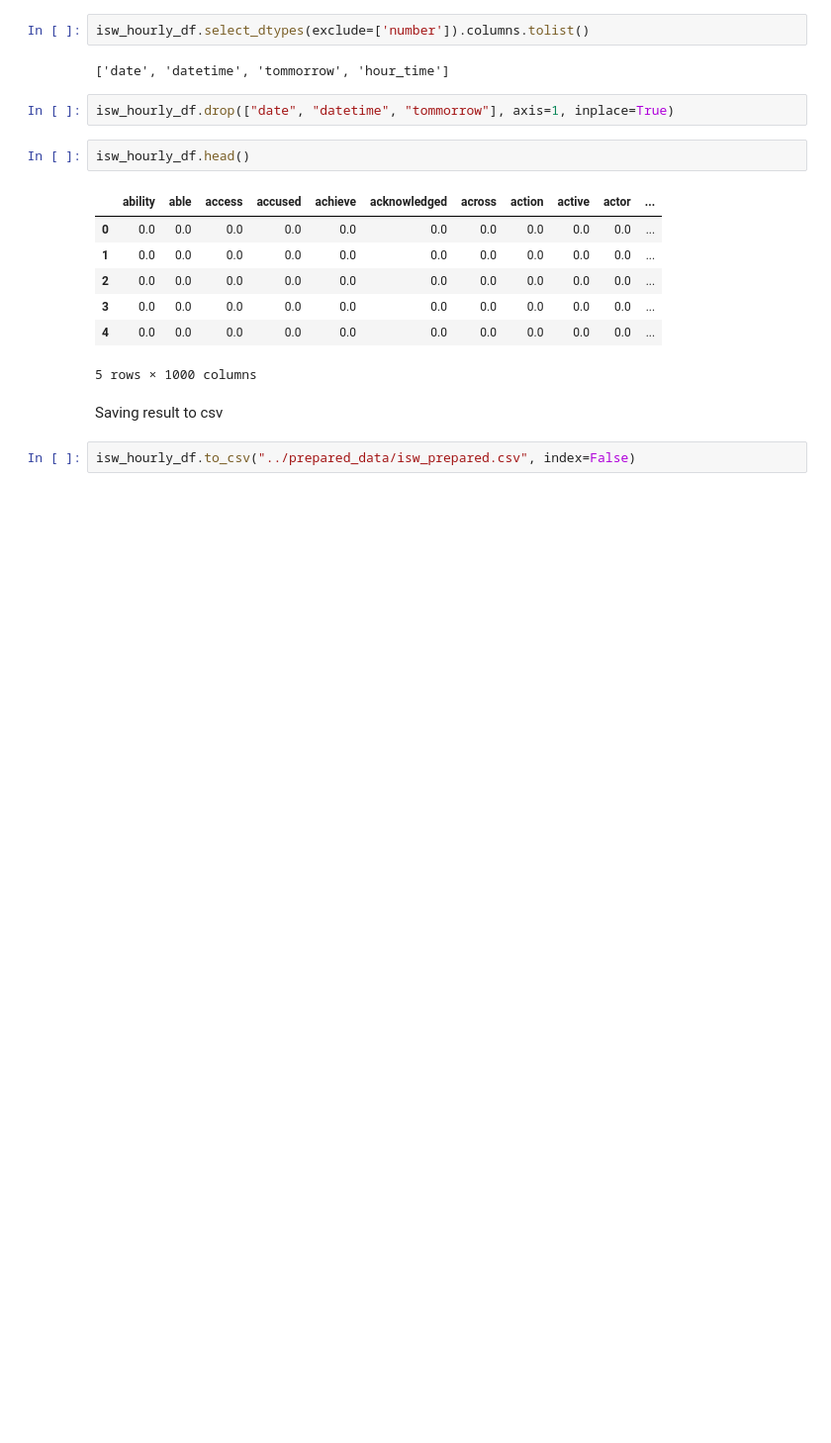
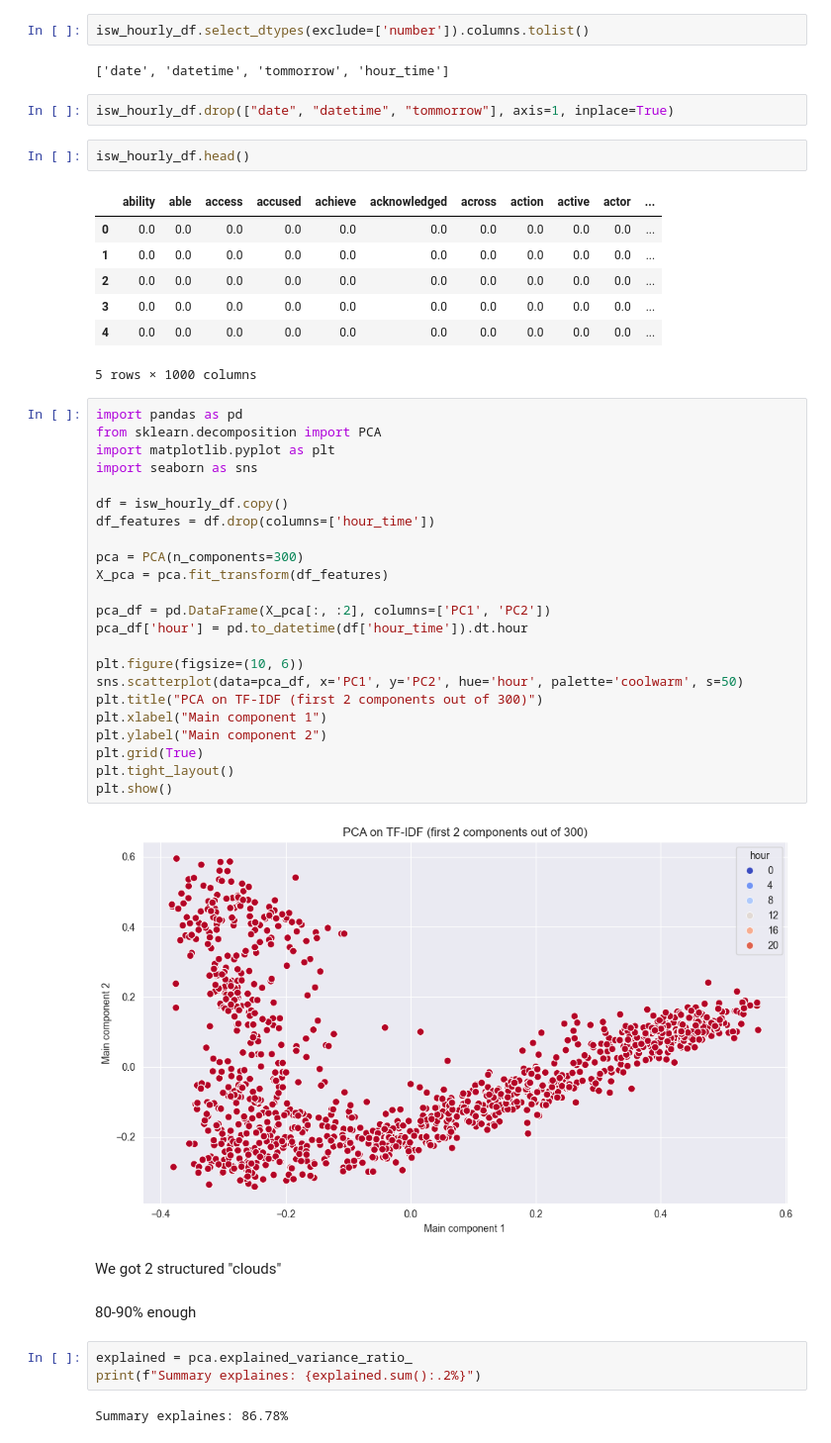
Before and after one commit to KonchakivskyiDanylo/PythonForDs, a Jupyter notebook: data_analysis/isw_analyze.ipynb, the cells around one changed output. Shown: that part at 99% size. Cells and saved outputs as stored; diff of their text form; blank space fills up the shorter version.

Commit message:
better graphics and some comments improvement

```diff
--- a/data_analysis/isw_analyze.ipynb
+++ b/data_analysis/isw_analyze.ipynb
@@ -452,7 +452,37 @@ isw_hourly_df.head()
 | 3 | 0.0 | 0.0 | 0.0 | 0.0 | 0.0 | 0.0 | 0.0 | 0.0 | 0.0 | 0.0 | ... |
 | 4 | 0.0 | 0.0 | 0.0 | 0.0 | 0.0 | 0.0 | 0.0 | 0.0 | 0.0 | 0.0 | ... |
 5 rows × 1000 columns
-# %% [markdown]
-Saving result to csv
-# %%
-isw_hourly_df.to_csv("../prepared_data/isw_prepared.csv", index=False)
+# %%
+import pandas as pd
+from sklearn.decomposition import PCA
+import matplotlib.pyplot as plt
+import seaborn as sns
+
+df = isw_hourly_df.copy()
+df_features = df.drop(columns=['hour_time'])
+
+pca = PCA(n_components=300)
+X_pca = pca.fit_transform(df_features)
+
+pca_df = pd.DataFrame(X_pca[:, :2], columns=['PC1', 'PC2'])
+pca_df['hour'] = pd.to_datetime(df['hour_time']).dt.hour
+
+plt.figure(figsize=(10, 6))
+sns.scatterplot(data=pca_df, x='PC1', y='PC2', hue='hour', palette='coolwarm', s=50)
+plt.title("PCA on TF-IDF (first 2 components out of 300)")
+plt.xlabel("Main component 1")
+plt.ylabel("Main component 2")
+plt.grid(True)
+plt.tight_layout()
+plt.show()
+# %% [output]
+[figure, added]
+# %% [markdown]
+We got 2 structured "clouds"
+# %% [markdown]
+80-90% enough
+# %%
+explained = pca.explained_variance_ratio_
+print(f"Summary explaines: {explained.sum():.2%}")
+# %% [output]
+Summary explaines: 86.78%
```
Also changed, not shown: parts of 8 cells of this notebook, 1 other file.
